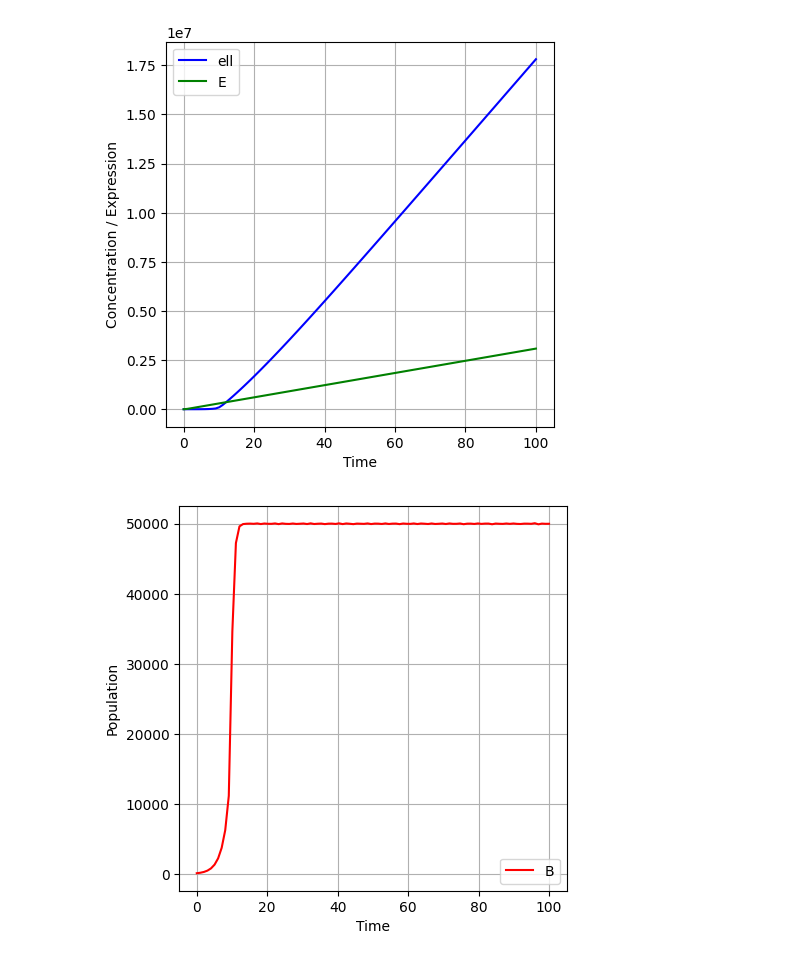
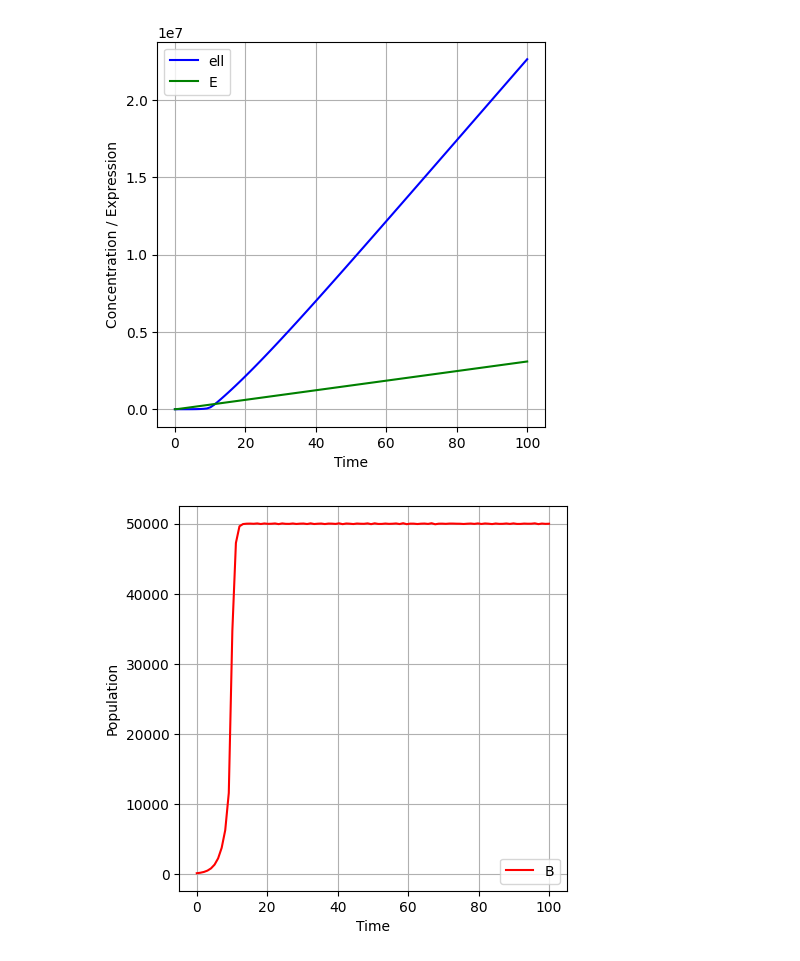
Before and after one commit to mcouture695/gt-quorumsensing-26, a Jupyter notebook: signal-density-QS.ipynb, the cells around one changed output. Cells and saved outputs as stored; diff of their text form; code cells hidden in the pictures.

Commit message:
Adding proportionality constant

```diff
--- a/signal-density-QS.ipynb
+++ b/signal-density-QS.ipynb
@@ -19,7 +19,7 @@ B_thresh = 1e4 #estimated population at threshold for logistic
 k = math.log(B_thresh/initial)/9 #estimated to create a delay state
 a = 1000 #initial gene expression
 H = 0.875 # half the maximum signal concentration
-c = 0.00001 #proportionality constant
+c = 12.7e-6 #proportionality constant for 3-oxo-C12-HSL; 25.4e-6 for C4-HSL
 b = 30000 #maximum increase in expression
 #parameters estimated from thomas_multi-signal_2023
 
@@ -36,32 +36,32 @@ def model(t, state):
 
 t_span = (0, 100)
 initial = (0.1, initial, 0)
 
 t_evaluate = np.linspace(0, 100, 100)
 
 sol = solve_ivp(fun = model, t_span = t_span, y0 = initial, method = 'RK45', t_eval = t_evaluate)
 
 plt.figure(figsize=(5,5))
 plt.plot(sol.t, sol.y[0], label='ell', color='blue')
 #plt.plot(sol.t, sol.y[1], label='B', color='red')
 plt.plot(sol.t, sol.y[2], label='E', color='green')
 #plt.plot(sol.t, sol.y[3], label='R', color='orange')
 plt.xlabel('Time')
 plt.ylabel('Concentration / Expression')
 plt.legend()
 plt.grid(True)
 plt.show()
 
 plt.figure(figsize=(5,5))
 #plt.plot(sol.t, sol.y[0], label='ell', color='blue')
 plt.plot(sol.t, sol.y[1], label='B', color='red')
 #plt.plot(sol.t, sol.y[2], label='E', color='green')
 #plt.plot(sol.t, sol.y[3], label='R', color='orange')
 plt.xlabel('Time')
 plt.ylabel('Population')
 plt.legend()
 plt.grid(True)
 plt.show()
 # %% [output]
-[figure, old version]
+[figure, new version]
 [figure]
```
